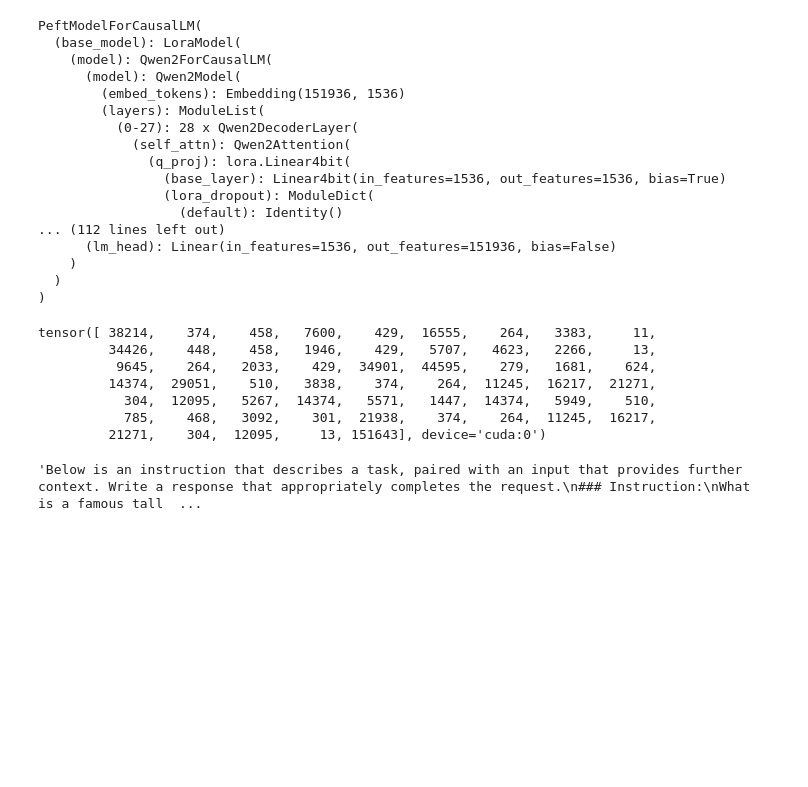
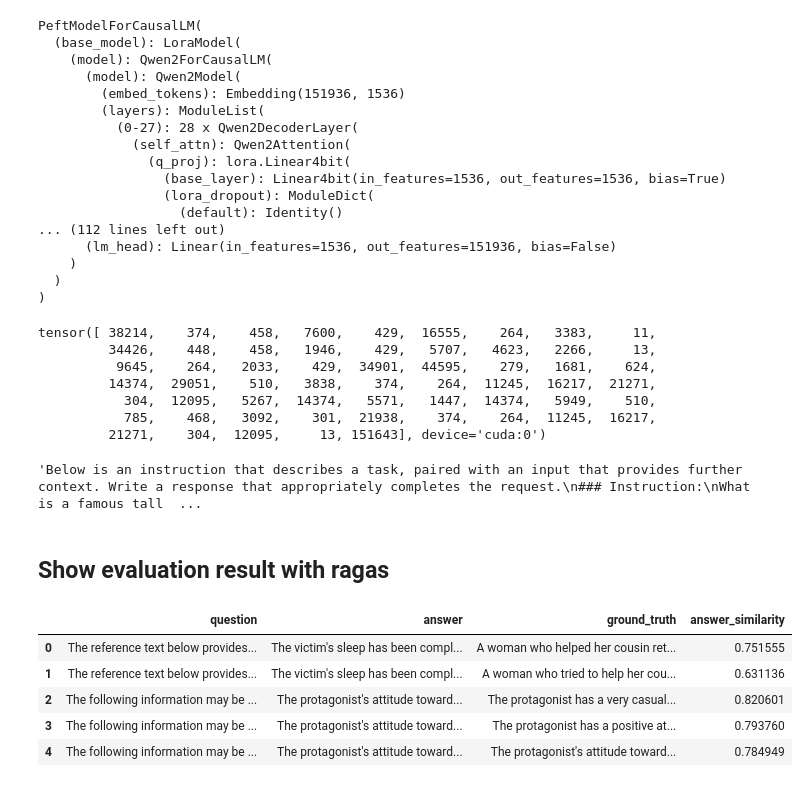
Before and after one commit to Croissant-Team-Cinnamon-Bootcamp-2024/homework-week-7, a Jupyter notebook: Finetune_Qwen2_1_5B.ipynb, the cells around one changed output. Drawn from its saved outputs; the diff is of its cells as text; code cells hidden in the pictures; blank space fills up the shorter version.

Commit message:
show evaluation result table in notebook

```diff
--- a/Finetune_Qwen2_1_5B.ipynb
+++ b/Finetune_Qwen2_1_5B.ipynb
@@ -284,3 +284,18 @@ for example in tqdm(val_set):
 import json
 with open('answers.json', 'w') as f:
     json.dump(results, f)
+# %% [markdown]
+## Show evaluation result with ragas
+# %%
+import pandas as pd
+
+df = pd.read_csv("/content/evaluation_result.csv", sep="\t")
+# %%
+df.head()
+# %% [output]
+|  | question | answer | ground_truth | answer_similarity |
+| 0 | The reference text below provides... | The victim's sleep has been compl... | A woman who helped her cousin ret... | 0.751555 |
+| 1 | The reference text below provides... | The victim's sleep has been compl... | A woman who tried to help her cou... | 0.631136 |
+| 2 | The following information may be ... | The protagonist's attitude toward... | The protagonist has a very casual... | 0.820601 |
+| 3 | The following information may be ... | The protagonist's attitude toward... | The protagonist has a positive at... | 0.793760 |
+| 4 | The following information may be ... | The protagonist's attitude toward... | The protagonist's attitude toward... | 0.784949 |
```
Also changed, not shown: parts of 1 cell of this notebook.
